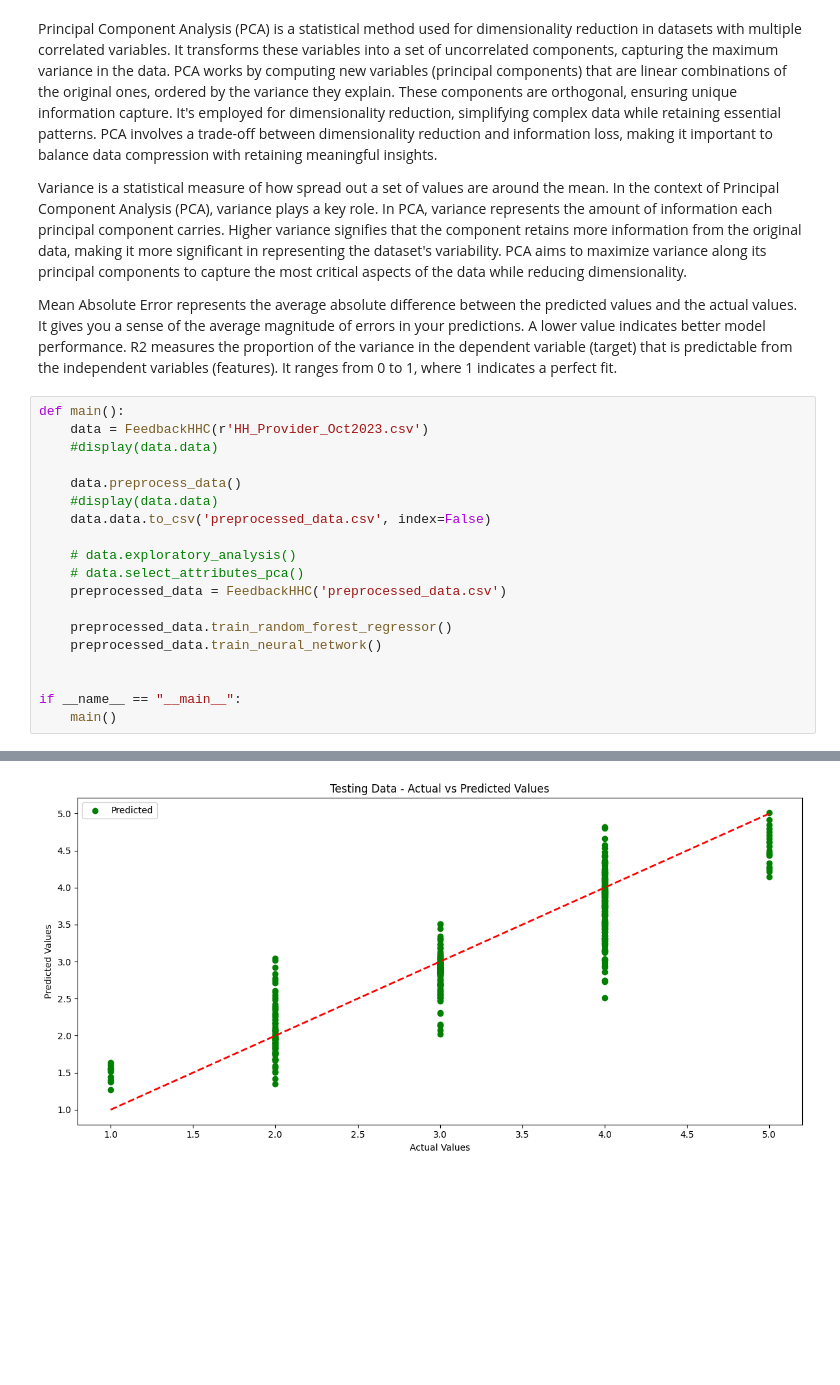
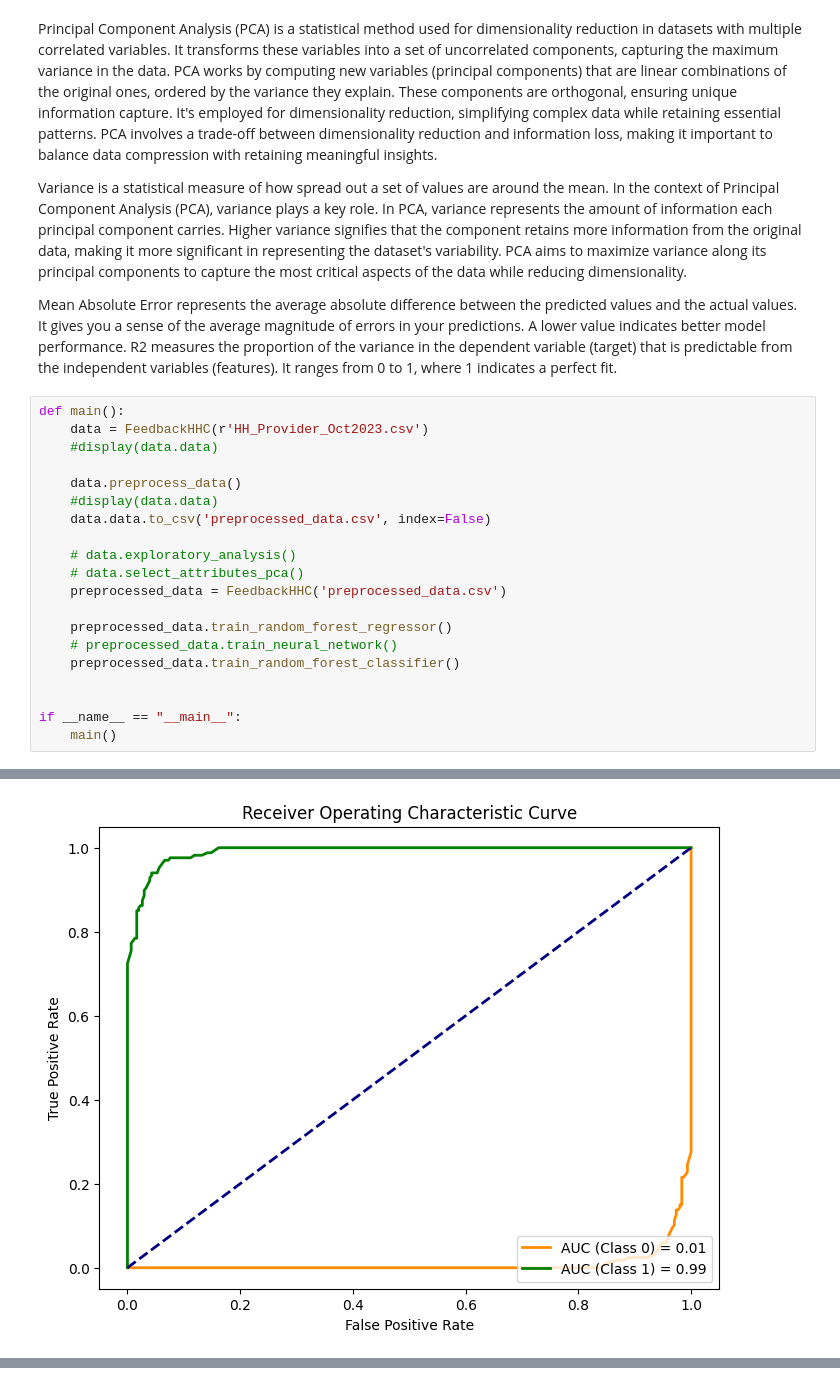
Before and after one commit to dariiing/Feedback-HHC, a Jupyter notebook: FeedbackHHC.ipynb, the cells around one changed output, grey strips where cells are left out. Saved outputs shown, nothing was run; the diff lists cells and outputs as text; blank space fills up the shorter version.

Commit message:
ROC plot for RF binary classifier

```diff
--- a/FeedbackHHC.ipynb
+++ b/FeedbackHHC.ipynb
@@ -328,31 +372,33 @@ def main():
     data.data.to_csv('preprocessed_data.csv', index=False)
 
     # data.exploratory_analysis()
     # data.select_attributes_pca()
     preprocessed_data = FeedbackHHC('preprocessed_data.csv')
 
     preprocessed_data.train_random_forest_regressor()
-    preprocessed_data.train_neural_network()
+    # preprocessed_data.train_neural_network()
+    preprocessed_data.train_random_forest_classifier()
 
 
 if __name__ == "__main__":
     main()
 # %% [output]
 0       4.0
 1       2.0
 2       3.0
 3       4.0
 4       4.0
        ...
 2344    4.0
 2345    2.0
 2346    3.0
 2347    3.0
 2348    3.0
 Name: Quality of patient care star rating, Length: 2349, dtype: float64
 ... (480 lines left out)
 Predicted: 4.00 Actual: 4.00
 Predicted: 4.00 Actual: 4.00
 Random Forest Regressor Mean Absolute Error: 0.17
 Random Forest Regressor R2 Score: 0.89
 [figure]
+[figure, new version]
@@ -370 +409,0 @@ Testing Accuracy: 82.34%
-[figure, old version]
```
Also changed, not shown: parts of 2 cells of this notebook.
